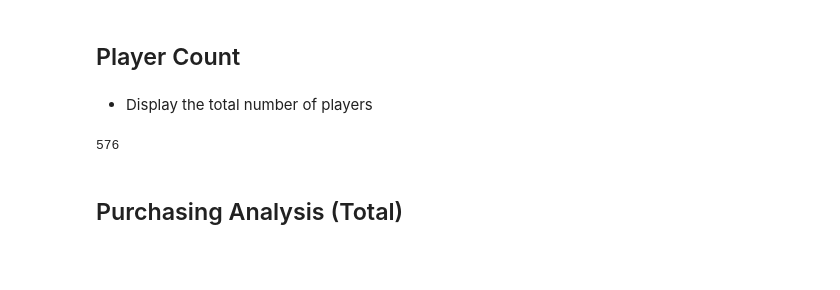
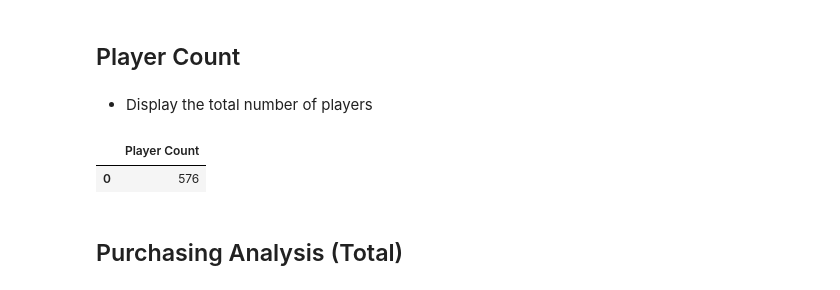
Before and after one commit to susovd/Videogame-Sales-Analysis-Using-Pandas, a Jupyter notebook: HeroesOfPymoli/HeroesOfPymoli_Susov.ipynb, the cells around one changed output. Drawn from its saved outputs; the diff is of its cells as text; code cells hidden in the pictures; blank space fills up the shorter version.

```diff
--- a/HeroesOfPymoli/HeroesOfPymoli_Susov.ipynb
+++ b/HeroesOfPymoli/HeroesOfPymoli_Susov.ipynb
@@ -22,11 +19,17 @@ purchase_data.head()
 ## Player Count
 # %% [markdown]
 * Display the total number of players
-# %%
-num_players = purchase_data["SN"].unique()
-len(num_players)
-# %% [output]
-576
+# %%
+#get unique players count by their name and then length of the series
+num_players = len(purchase_data["SN"].unique())
+
+#define dataframe
+num_players_df = pd.DataFrame({"Player Count": [num_players]})
+
+num_players_df
+# %% [output]
+|  | Player Count |
+| 0 | 576 |
 # %% [markdown]
 ## Purchasing Analysis (Total)
 # %% [markdown]
```
Also changed, not shown: parts of 16 cells of this notebook, 1 other file.
